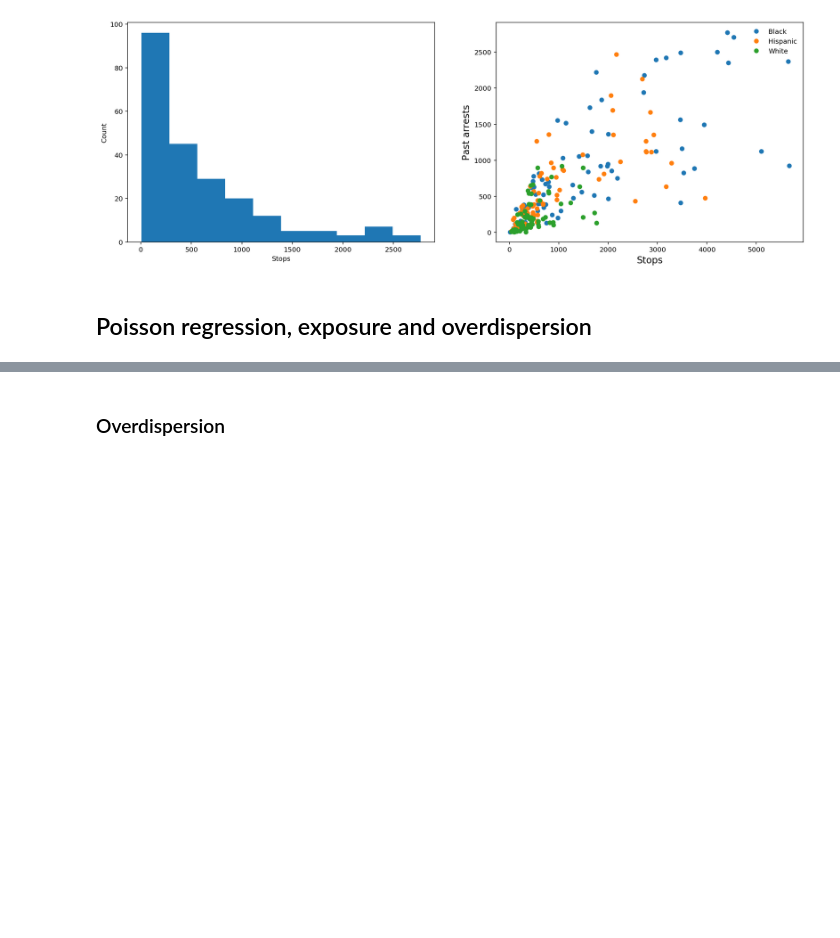
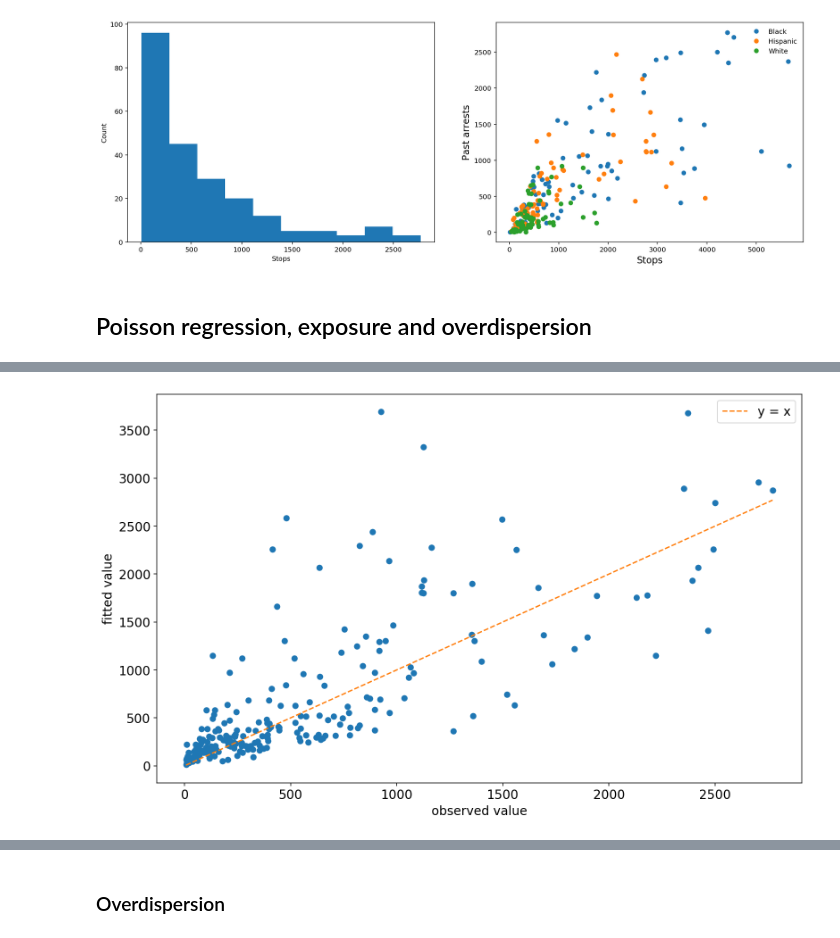
Before and after one commit to omarfsosa/omarfsosa.github.io, a Jupyter notebook: notebooks/police_stops.ipynb, the cells around one changed output, grey strips where cells are left out. Saved outputs shown, nothing was run; the diff lists cells and outputs as text; code cells hidden in the pictures; blank space fills up the shorter version.

Commit message:
continue editing blog 1 and added images for plots

```diff
--- a/notebooks/police_stops.ipynb
+++ b/notebooks/police_stops.ipynb
@@ -158,0 +124,11 @@ result_no_indicators.summary2()
+# %%
+plt.figure(figsize=(8 * 1.618, 8))
+plt.plot(y, result_no_indicators.fittedvalues, 'o')
+plt.plot(y, y, '--', label='y = x')
+plt.rc('font', size=14)
+plt.ylabel("fitted value")
+plt.xlabel("observed value")
+plt.legend()
+plt.show()
+# %% [output]
+[figure, added]
```
Also changed, not shown: parts of 19 cells of this notebook, 4 other files.
